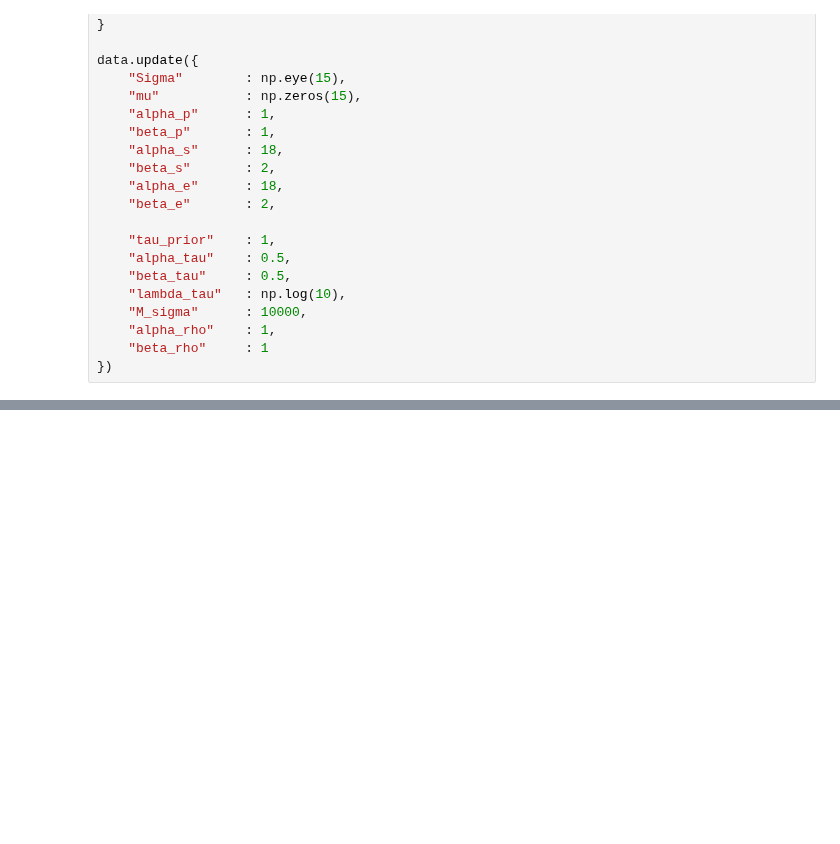
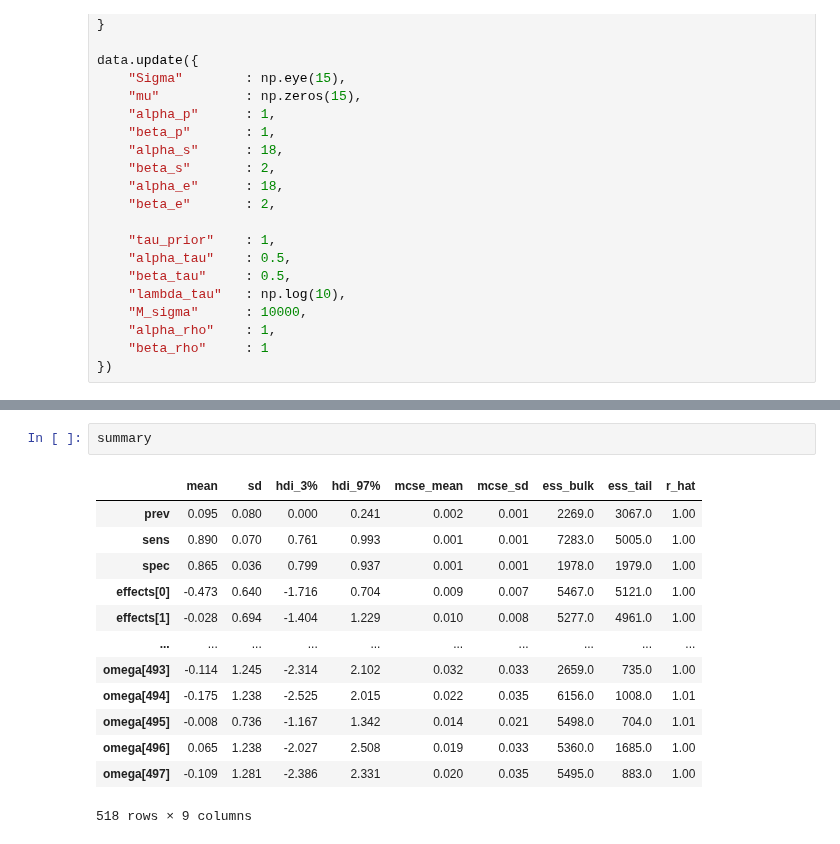
Before and after one commit to lucasmoschen/rds-bayesian-analysis-tcc, a Jupyter notebook: notebooks_book/project_90.ipynb, the cells around one changed output, grey strips where cells are left out. Cells and saved outputs as stored; diff of their text form; blank space fills up the shorter version.

```diff
--- a/notebooks_book/project_90.ipynb
+++ b/notebooks_book/project_90.ipynb
@@ -296,0 +297,16 @@ Wall time: 1min 15s
+# %%
+summary
+# %% [output]
+|  | mean | sd | hdi_3% | hdi_97% | mcse_mean | mcse_sd | ess_bulk | ess_tail | r_hat |
+| prev | 0.095 | 0.080 | 0.000 | 0.241 | 0.002 | 0.001 | 2269.0 | 3067.0 | 1.00 |
+| sens | 0.890 | 0.070 | 0.761 | 0.993 | 0.001 | 0.001 | 7283.0 | 5005.0 | 1.00 |
+| spec | 0.865 | 0.036 | 0.799 | 0.937 | 0.001 | 0.001 | 1978.0 | 1979.0 | 1.00 |
+| effects[0] | -0.473 | 0.640 | -1.716 | 0.704 | 0.009 | 0.007 | 5467.0 | 5121.0 | 1.00 |
+| effects[1] | -0.028 | 0.694 | -1.404 | 1.229 | 0.010 | 0.008 | 5277.0 | 4961.0 | 1.00 |
+| ... | ... | ... | ... | ... | ... | ... | ... | ... | ... |
+| omega[493] | -0.114 | 1.245 | -2.314 | 2.102 | 0.032 | 0.033 | 2659.0 | 735.0 | 1.00 |
+| omega[494] | -0.175 | 1.238 | -2.525 | 2.015 | 0.022 | 0.035 | 6156.0 | 1008.0 | 1.01 |
+| omega[495] | -0.008 | 0.736 | -1.167 | 1.342 | 0.014 | 0.021 | 5498.0 | 704.0 | 1.01 |
+| omega[496] | 0.065 | 1.238 | -2.027 | 2.508 | 0.019 | 0.033 | 5360.0 | 1685.0 | 1.00 |
+| omega[497] | -0.109 | 1.281 | -2.386 | 2.331 | 0.020 | 0.035 | 5495.0 | 883.0 | 1.00 |
+518 rows × 9 columns
```
Also changed, not shown: parts of 20 cells of this notebook, 4 other files.
